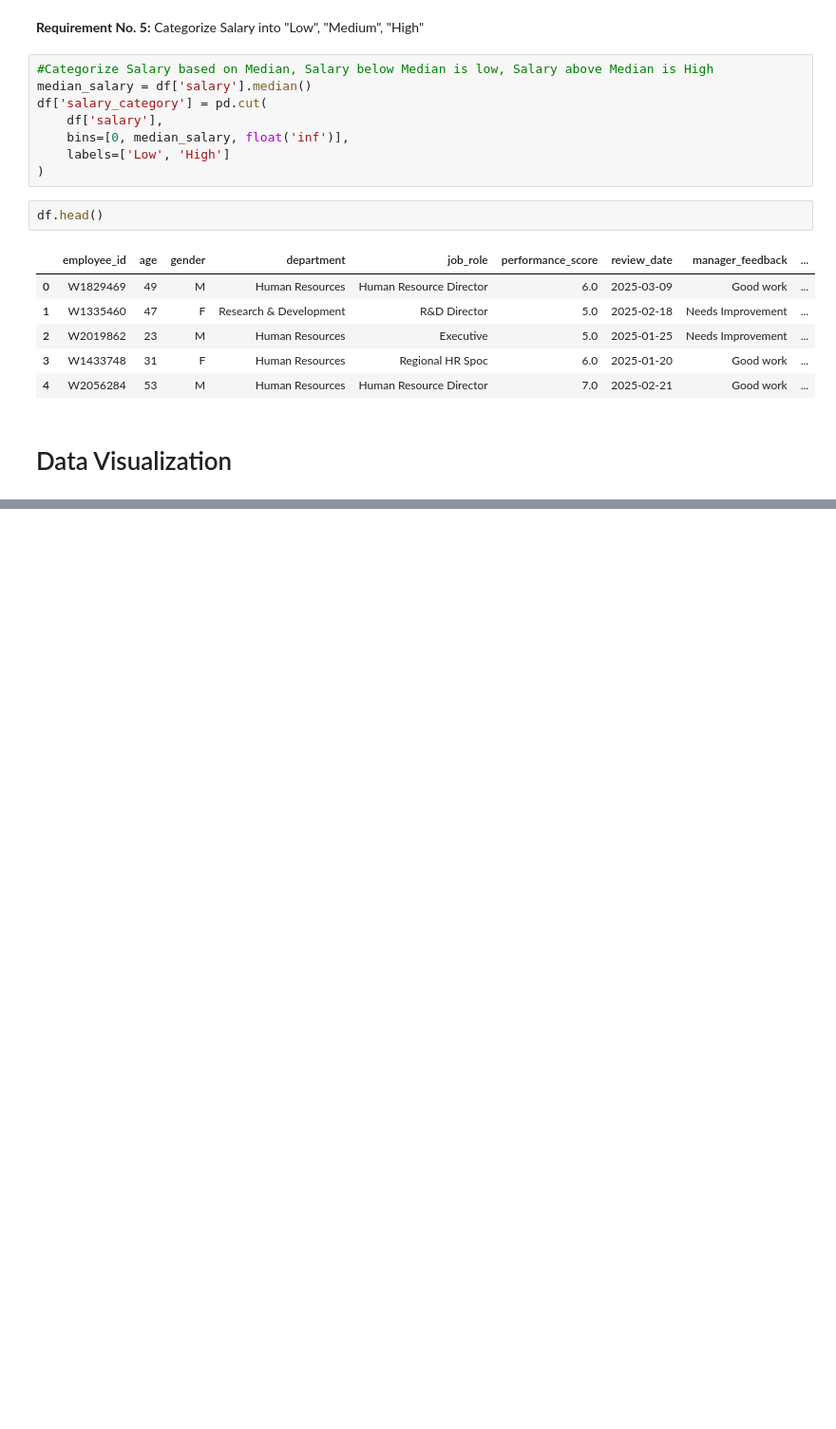
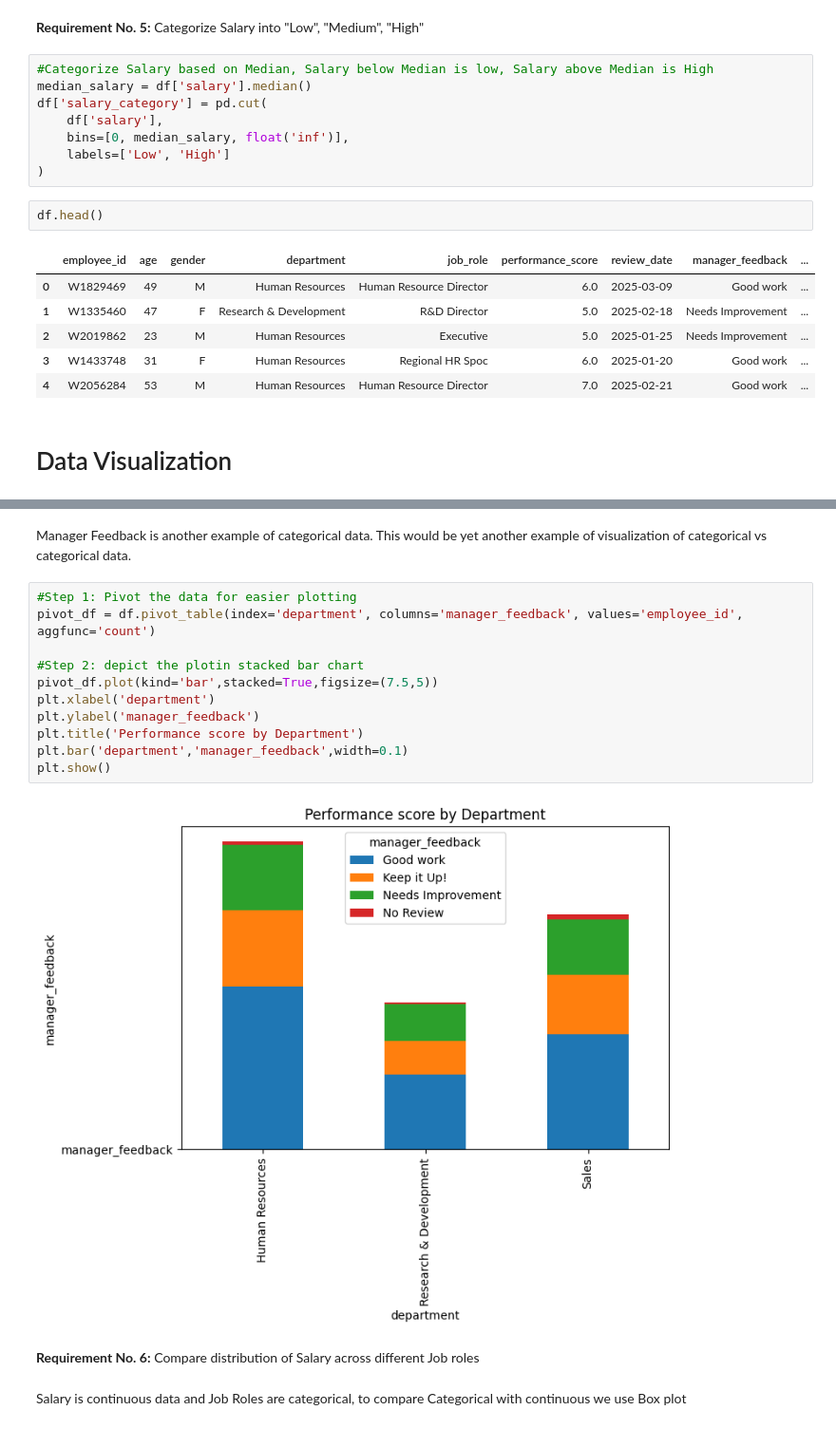
Before and after one commit to KrishVM-4687/Python-DAV-Projects, a Jupyter notebook: Employee_Performance_and_Salary_Analysis.ipynb, the cells around one changed output, grey strips where cells are left out. Shown at 95% size. Saved outputs shown, nothing was run; the diff lists cells and outputs as text; blank space fills up the shorter version.

```diff
--- a/Employee_Performance_and_Salary_Analysis.ipynb
+++ b/Employee_Performance_and_Salary_Analysis.ipynb
@@ -350,0 +378,20 @@ df.head()
+# %% [markdown]
+Manager Feedback is another example of categorical data. This would be yet another example of visualization of categorical vs categorical data.
+# %%
+#Step 1: Pivot the data for easier plotting
+pivot_df = df.pivot_table(index='department', columns='manager_feedback', values='employee_id', aggfunc='count')
+
+#Step 2: depict the plotin stacked bar chart
+pivot_df.plot(kind='bar',stacked=True,figsize=(7.5,5))
+plt.xlabel('department')
+plt.ylabel('manager_feedback')
+plt.title('Performance score by Department')
+plt.bar('department','manager_feedback',width=0.1)
+plt.show()
+# %% [output]
+[figure, added]
+# %% [markdown]
+**Requirement No. 6:** Compare distribution of Salary across different Job roles
+# %% [markdown]
+Salary is continuous data and Job Roles are categorical,
+to compare Categorical with continuous we use Box plot
```
Also changed, not shown: parts of 15 cells of this notebook.
